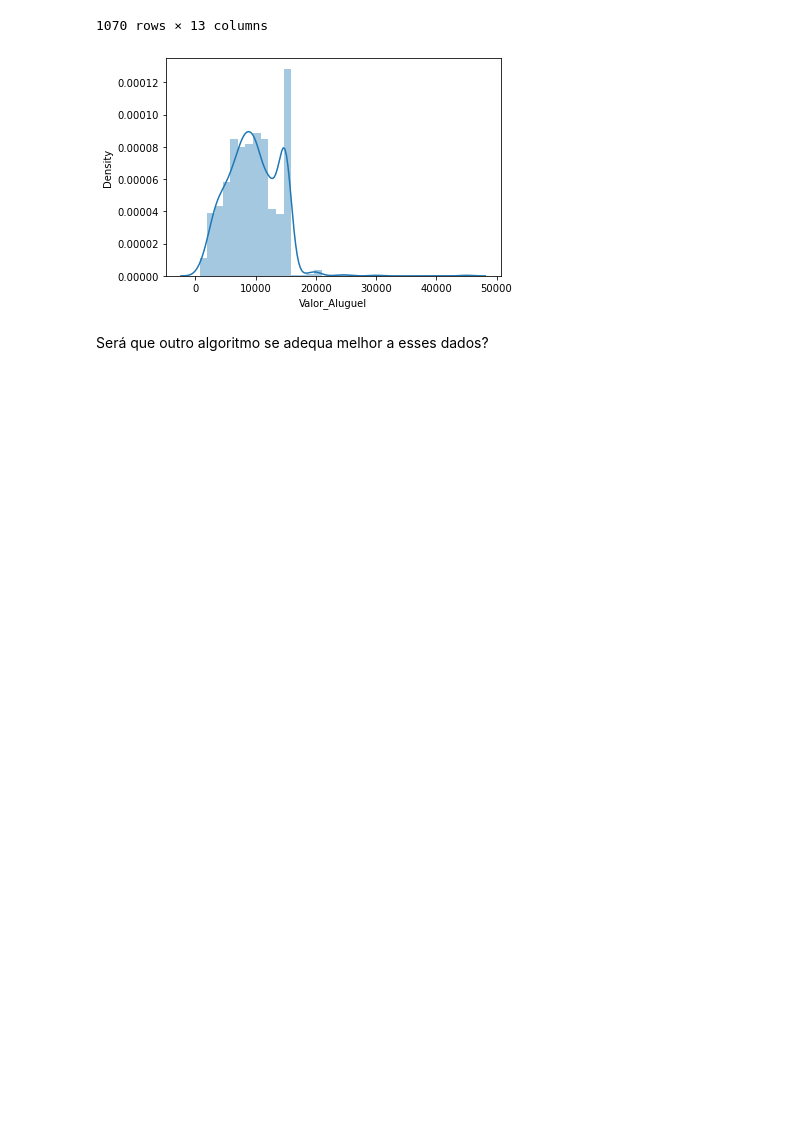
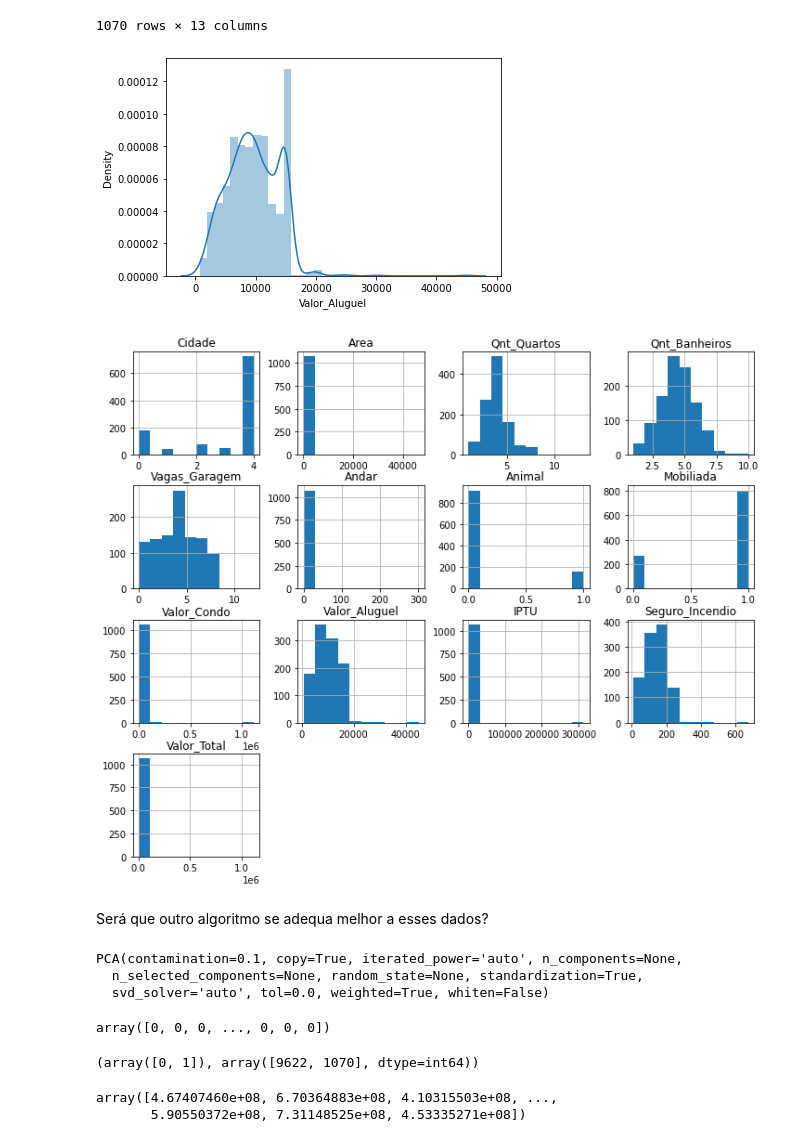
Before and after one commit to Eduu1/Portf-lio-Data-Science, a Jupyter notebook: Projeto-/Projeto - Houses_to_rent.ipynb, the cells around one changed output. Saved outputs shown, nothing was run; the diff lists cells and outputs as text; code cells hidden in the pictures; blank space fills up the shorter version.

Commit message:
Análise sem outliers

```diff
--- a/Projeto-/Projeto - Houses_to_rent.ipynb
+++ b/Projeto-/Projeto - Houses_to_rent.ipynb
@@ -406,7 +407,7 @@ for i in range(len(previsão)):
         outliers.append(i)
 # %%
 # gerando um dataframe de outliers
-lista_outliers = dados_copia.iloc[outiliers, :]
+lista_outliers = dados_copia.iloc[outliers, :]
 lista_outliers
 # %% [output]
 |  | Cidade | Area | Qnt_Quartos | Qnt_Banheiros | Vagas_Garagem | Andar | Animal | Mobiliada | Valor_Condo | ... |
@@ -427,6 +428,32 @@ lista_outliers
 sns.distplot(lista_outliers['Valor_Aluguel'], kde = True)
 plt.show()
 # %% [output]
-[figure, old version]
+[figure, new version]
+# %%
+lista_outliers.hist(figsize = (12, 10))
+plt.show()
+# %% [output]
+[figure, added]
 # %% [markdown]
 Será que outro algoritmo se adequa melhor a esses dados?
+# %%
+detector1 = PCA()
+detector1.fit(dados_copia)
+# %% [output]
+PCA(contamination=0.1, copy=True, iterated_power='auto', n_components=None,
+  n_selected_components=None, random_state=None, standardization=True,
+  svd_solver='auto', tol=0.0, weighted=True, whiten=False)
+# %%
+previsão1 = detector1.labels_
+previsão1
+# %% [output]
+array([0, 0, 0, ..., 0, 0, 0])
+# %%
+np.unique(previsão1, return_counts = True)
+# %% [output]
+(array([0, 1]), array([9622, 1070], dtype=int64))
+# %%
+detector1.decision_scores_
+# %% [output]
+array([4.67407460e+08, 6.70364883e+08, 4.10315503e+08, ...,
+       5.90550372e+08, 7.31148525e+08, 4.53335271e+08])
```
Also changed, not shown: parts of 8 cells of this notebook.
